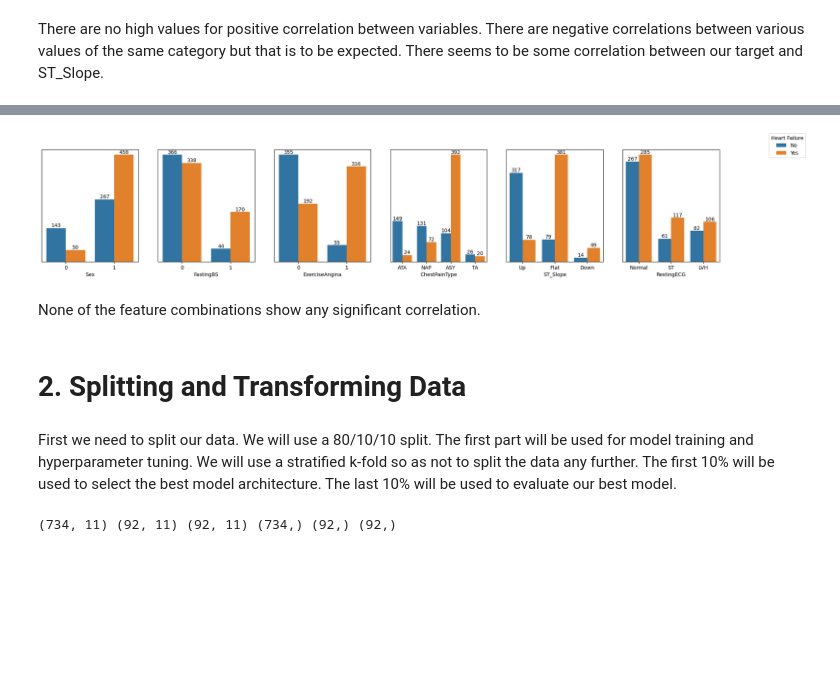
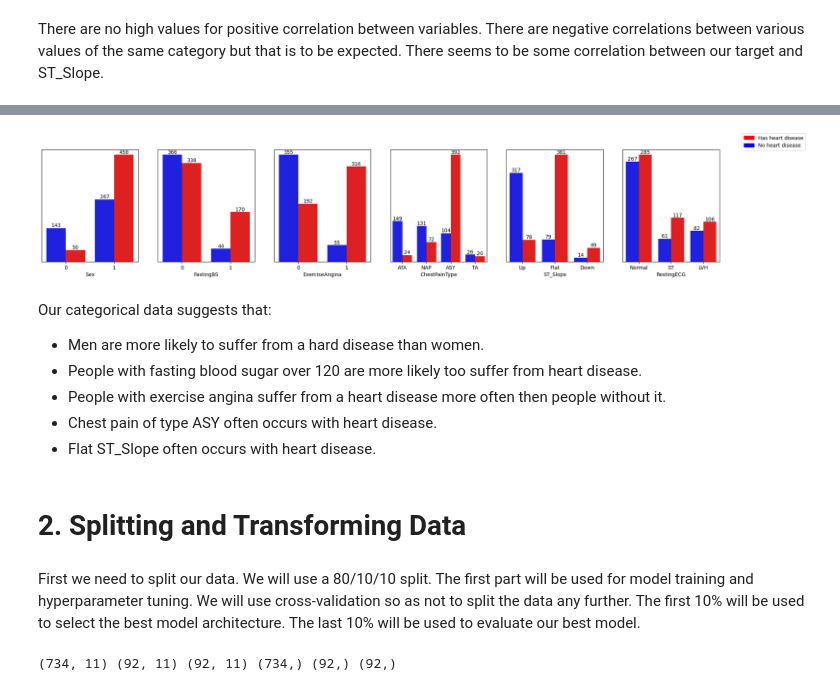
Before and after one commit to Kacper-017/heart_failure_prediction, a Jupyter notebook: heart-failure-prediction.ipynb, the cells around one changed output, grey strips where cells are left out. Cells and saved outputs as stored; diff of their text form; code cells hidden in the pictures; blank space fills up the shorter version.

Commit message:
Kaggle Notebook | Heart Failure Prediction | Version 8

```diff
--- a/heart-failure-prediction.ipynb
+++ b/heart-failure-prediction.ipynb
@@ -211,13 +218,3 @@ ST_Slope_Up        Oldpeak             -0.450577
 dtype: float64
 # %% [markdown]
 There are no high values for positive correlation between variables. There are negative correlations between various values of the same category but that is to be expected. There seems to be some correlation between our target and ST_Slope.
-# %%
-# First we inspect our data distribution for each column.
-fig, axs = plt.subplots(2, 5, sharex=False, sharey=False, figsize=(20, 8))
-
-for i, col in enumerate(numerical):
-    sns.violinplot(x=data_df[col], ax=axs[0, i])
-    sns.boxplot(x=data_df[col], ax=axs[1, i])
-
-
-plt.show()
@@ -225,0 +221,24 @@ plt.show()
+# %%
+# First we inspect our data distribution for each column.
+fig, axs = plt.subplots(5, 3, sharex=False, sharey=False, figsize=(20, 20))
+
+for i, col in enumerate(numerical):
+    sns.violinplot(x=data_df[col], ax=axs[i, 1])
+    v1 = sns.violinplot(data=data_df.loc[data_df['HeartDisease'] == 0], x=col, ax=axs[i, 2], color='b')
+    plt.setp(v1.collections, alpha=.3)
+    v2 = sns.violinplot(data=data_df.loc[data_df['HeartDisease'] == 1], x=col, ax=axs[i, 2], color='r')
+    plt.setp(v2.collections, alpha=.3)
+    red_patch = mpatches.Patch(color='red', label='Has heart disease')
+    blue_patch = mpatches.Patch(color='blue', label='No heart disease')
+    axs[i, 2].legend(handles=[red_patch, blue_patch])
+    for h in axs[i, 2].legend_.legend_handles: h.set_alpha(0.3)
+    sns.boxplot(x=data_df[col], ax=axs[i, 0])
+
+column_titles = ['Distribution - Box Plot', 'Distribution - Violin Plot', 'HeartDisease = 1', 'HeartDisease = 0']
+for ax, col in zip(axs[0], column_titles):
+    ax.set_title(col, size='large')
+
+for ax, row in zip(axs[:,0], numerical):
+    ax.set_ylabel(row, rotation=0, size='large', labelpad=30)
+fig.tight_layout()
+plt.show()
@@ -226,25 +252,30 @@ plt.show()
 # %%
 # Now we will analyze categorical featuers
 fig, axs = plt.subplots(1, 6, sharex=False, sharey=False, figsize=(24, 4))
 
 for i, col in enumerate(binary+categorical):
-    ax = sns.countplot(data=data_df, x=col, ax=axs[i], hue=target)
+    ax = sns.countplot(data=data_df, x=col, ax=axs[i], hue=target, palette = ['blue', 'red'])
     ax.bar_label(ax.containers[0])
     ax.bar_label(ax.containers[1])
     ax.set_yticks([])
     ax.set_ylabel('')
     ax.get_legend().remove()
 #     ax.set_xticks([])
-plt.figlegend(['No', 'Yes'], title="Heart Failure")
+plt.figlegend(handles=[red_patch, blue_patch])
 plt.show()
 # %% [output]
-[figure, old version]
+[figure, new version]
-# %% [markdown]
-None of the feature combinations show any significant correlation.
+# %% [markdown]
+Our categorical data suggests that:
+* Men are more likely to suffer from a hard disease than women.
+* People with fasting blood sugar over 120 are more likely too suffer from heart disease.
+* People with exercise angina suffer from a heart disease more often then people without it.
+* Chest pain of type ASY often occurs with heart disease.
+* Flat ST_Slope often occurs with heart disease.
 # %% [markdown]
 # 2. Splitting and Transforming Data
 # %% [markdown]
-First we need to split our data. We will use a 80/10/10 split. The first part will be  used for model training and hyperparameter tuning. We will use a stratified k-fold so as not to split the data any further. The first 10% will be used to select the best model architecture. The last 10% will be used to evaluate our best model.
+First we need to split our data. We will use a 80/10/10 split. The first part will be  used for model training and hyperparameter tuning. We will use cross-validation so as not to split the data any further. The first 10% will be used to select the best model architecture. The last 10% will be used to evaluate our best model.
 # %%
 from sklearn.model_selection import train_test_split
 
```
Also changed, not shown: parts of 26 cells of this notebook.
